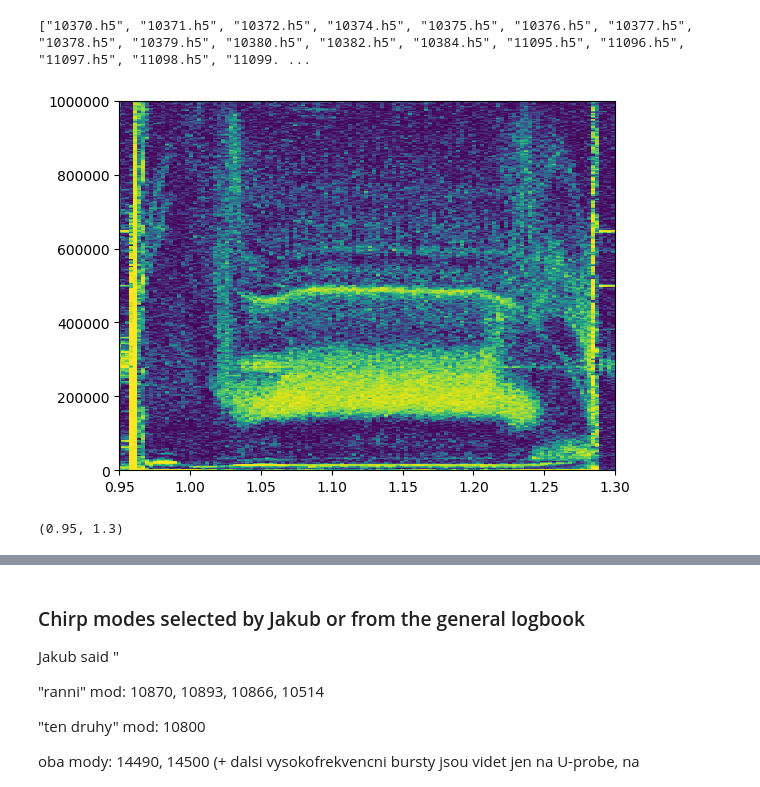
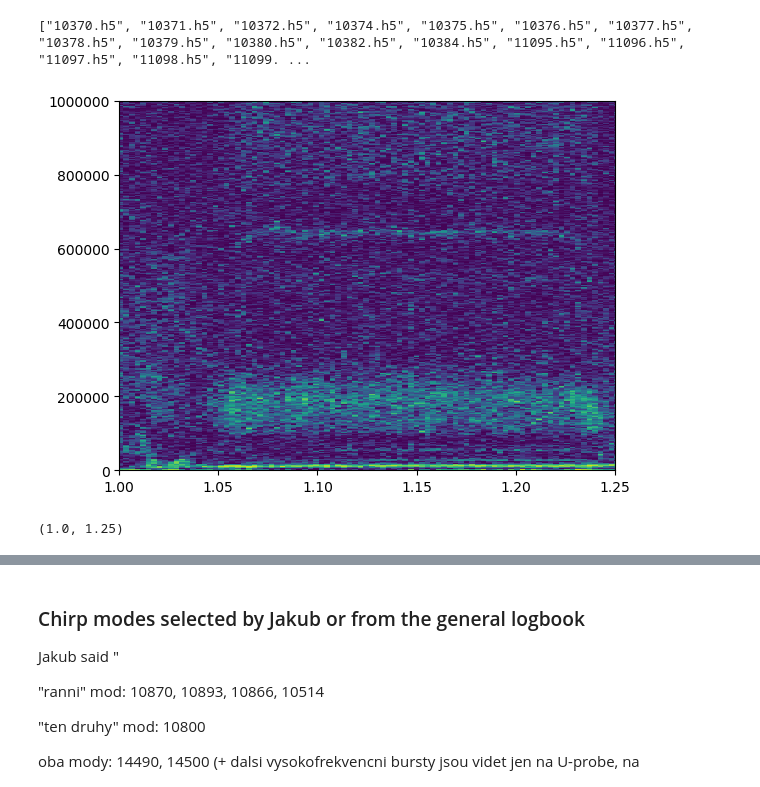
Before and after one commit to vitskvara/AlfvenDetectors.jl, a Jupyter notebook: notebooks/chirp_modes_exploration.ipynb, the cells around one changed output, grey strips where cells are left out. Saved outputs shown, nothing was run; the diff lists cells and outputs as text; code cells hidden in the pictures.

```diff
--- a/notebooks/chirp_modes_exploration.ipynb
+++ b/notebooks/chirp_modes_exploration.ipynb
@@ -12,7 +12,7 @@ original_path = "/home/vit/vyzkum/alfven/cdb_data/original_data"
 #f = joinpath(datapath, "10870.h5")
 #testdata = AlfvenDetectors.BaseAlfvenData(f);
 # %%
-function show_coherence(data::AlfvenDetectors.BaseAlfvenData, coil, tlim = [0.95, 1.3])
+function show_coherence(data::AlfvenDetectors.BaseAlfvenData, coil, tlim = [1.0, 1.25])
     PyPlot.pcolormesh(data.t, data.f, data.msc[coil])
     xlim(tlim)
 end
@@ -30,7 +30,7 @@ println(readdir(original_path))
 # %% [output]
 ["10370.h5", "10371.h5", "10372.h5", "10374.h5", "10375.h5", "10376.h5", "10377.h5", "10378.h5", "10379.h5", "10380.h5", "10382.h5", "10384.h5", "11095.h5", "11096.h5", "11097.h5", "11098.h5", "11099. ...
 # %%
-show_coherence(original_path, 10371, 13)
+show_coherence(original_path, 11096, 10)
 # %% [output]
-[figure, old version]
+[figure, new version]
-(0.95, 1.3)
+(1.0, 1.25)
```
Also changed, not shown: parts of 2 cells of this notebook, 8 other files.
